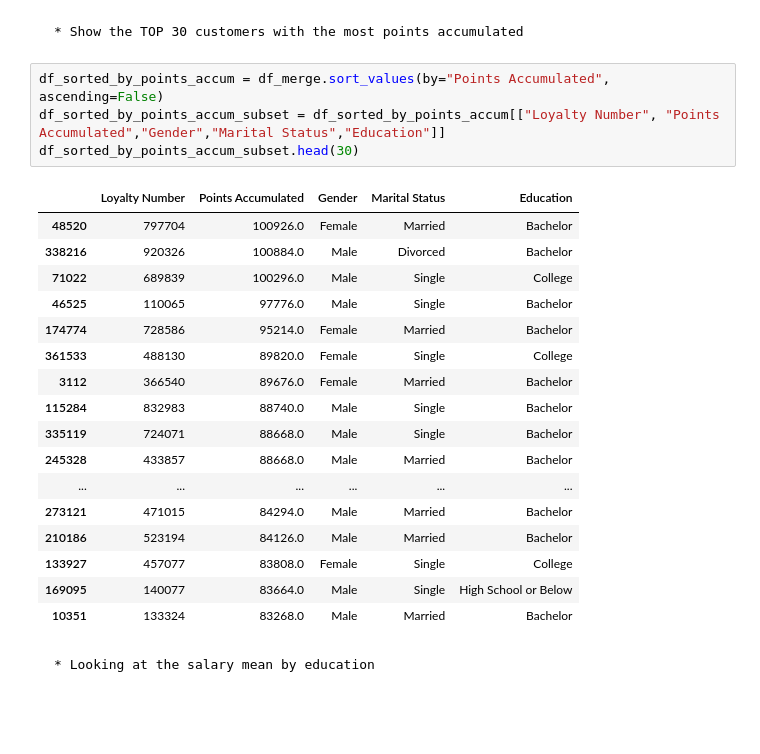
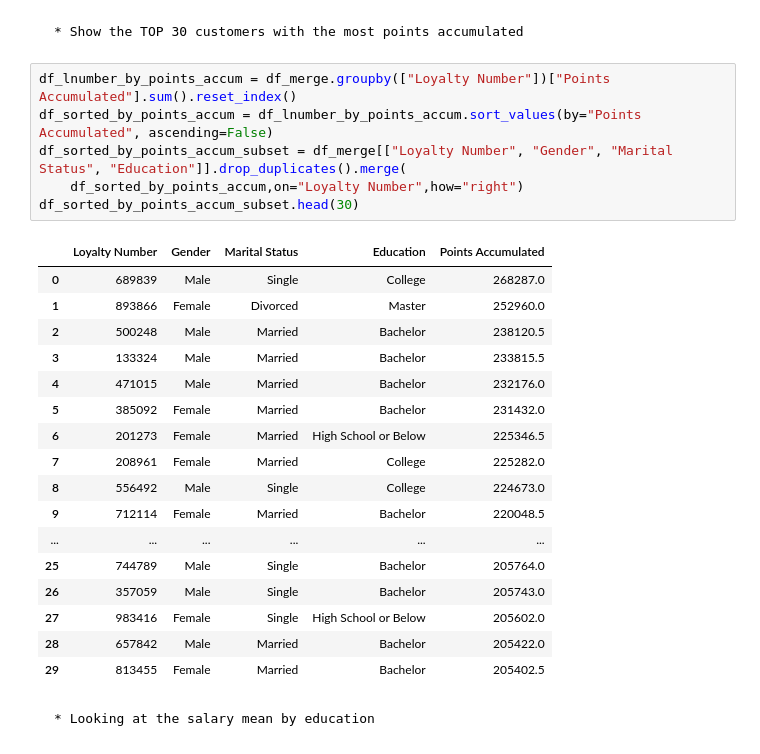
Before and after one commit to JaviDoria/Airlines-Loyalty-Project, a Jupyter notebook: Airlines Loyalty.ipynb, the cells around one changed output. Saved outputs shown, nothing was run; the diff lists cells and outputs as text; blank space fills up the shorter version.

```diff
--- a/Airlines Loyalty.ipynb
+++ b/Airlines Loyalty.ipynb
@@ -188,27 +188,29 @@ array(['Female', 'Male'], dtype=object)
 # %% [markdown]
     * Show the TOP 30 customers with the most points accumulated
 # %%
-df_sorted_by_points_accum = df_merge.sort_values(by="Points Accumulated", ascending=False)
-df_sorted_by_points_accum_subset = df_sorted_by_points_accum[["Loyalty Number", "Points Accumulated","Gender","Marital Status","Education"]]
+df_lnumber_by_points_accum = df_merge.groupby(["Loyalty Number"])["Points Accumulated"].sum().reset_index()
+df_sorted_by_points_accum = df_lnumber_by_points_accum.sort_values(by="Points Accumulated", ascending=False)
+df_sorted_by_points_accum_subset = df_merge[["Loyalty Number", "Gender", "Marital Status", "Education"]].drop_duplicates().merge(
+    df_sorted_by_points_accum,on="Loyalty Number",how="right")
 df_sorted_by_points_accum_subset.head(30)
 # %% [output]
-|  | Loyalty Number | Points Accumulated | Gender | Marital Status | Education |
-| 48520 | 797704 | 100926.0 | Female | Married | Bachelor |
-| 338216 | 920326 | 100884.0 | Male | Divorced | Bachelor |
-| 71022 | 689839 | 100296.0 | Male | Single | College |
-| 46525 | 110065 | 97776.0 | Male | Single | Bachelor |
-| 174774 | 728586 | 95214.0 | Female | Married | Bachelor |
-| 361533 | 488130 | 89820.0 | Female | Single | College |
-| 3112 | 366540 | 89676.0 | Female | Married | Bachelor |
-| 115284 | 832983 | 88740.0 | Male | Single | Bachelor |
-| 335119 | 724071 | 88668.0 | Male | Single | Bachelor |
-| 245328 | 433857 | 88668.0 | Male | Married | Bachelor |
+|  | Loyalty Number | Gender | Marital Status | Education | Points Accumulated |
+| 0 | 689839 | Male | Single | College | 268287.0 |
+| 1 | 893866 | Female | Divorced | Master | 252960.0 |
+| 2 | 500248 | Male | Married | Bachelor | 238120.5 |
+| 3 | 133324 | Male | Married | Bachelor | 233815.5 |
+| 4 | 471015 | Male | Married | Bachelor | 232176.0 |
+| 5 | 385092 | Female | Married | Bachelor | 231432.0 |
+| 6 | 201273 | Female | Married | High School or Below | 225346.5 |
+| 7 | 208961 | Female | Married | College | 225282.0 |
+| 8 | 556492 | Male | Single | College | 224673.0 |
+| 9 | 712114 | Female | Married | Bachelor | 220048.5 |
 | ... | ... | ... | ... | ... | ... |
-| 273121 | 471015 | 84294.0 | Male | Married | Bachelor |
-| 210186 | 523194 | 84126.0 | Male | Married | Bachelor |
-| 133927 | 457077 | 83808.0 | Female | Single | College |
-| 169095 | 140077 | 83664.0 | Male | Single | High School or Below |
-| 10351 | 133324 | 83268.0 | Male | Married | Bachelor |
+| 25 | 744789 | Male | Single | Bachelor | 205764.0 |
+| 26 | 357059 | Male | Single | Bachelor | 205743.0 |
+| 27 | 983416 | Female | Single | High School or Below | 205602.0 |
+| 28 | 657842 | Male | Married | Bachelor | 205422.0 |
+| 29 | 813455 | Female | Married | Bachelor | 205402.5 |
 # %% [markdown]
     * Looking at the salary mean by education
 # %%
```
Also changed, not shown: parts of 2 cells of this notebook.
